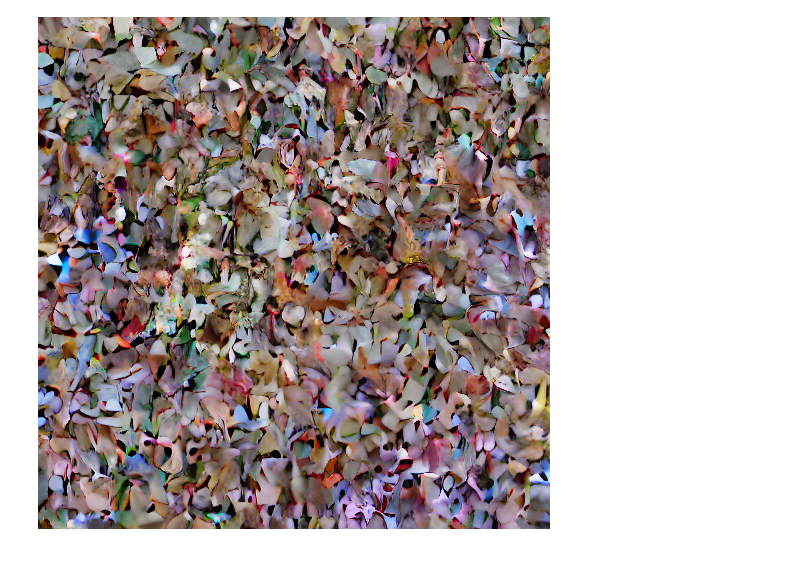
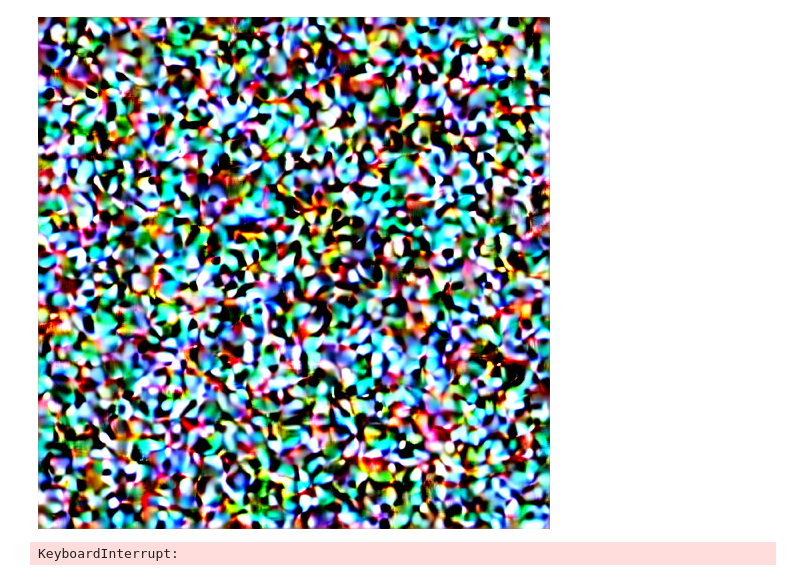
Before and after one commit to YongDeng715/pytorch-stable-diffusion, a Jupyter notebook: src/demo.ipynb, the cells around one changed output. Drawn from its saved outputs; the diff is of its cells as text; code cells hidden in the pictures.

```diff
--- a/src/demo.ipynb
+++ b/src/demo.ipynb
@@ -7,16 +7,16 @@ from PIL import Image
 from transformers import CLIPTokenizer
 
 DEVICE = "cpu"
-ALLOW_CUDA = False
+ALLOW_CUDA = True
 ALLOW_MPS = False
 
 if torch.cuda.is_available() and ALLOW_CUDA:
     DEVICE = "cuda"
-elif (torch.has_mps or torch.backends.mps.is_available()) and ALLOW_MPS:
+elif (torch.backends.mps.is_built() or torch.backends.mps.is_available()) and ALLOW_MPS:
     DEVICE = "mps"
 print(f"Using device: {DEVICE}")
 
-tokenizer = CLIPTokenizer("../data/tokenizer_vocab.json", merges_file="../data/tokenizer_merges.txt")
-model_file = "../data/v1-5-pruned-emaonly.ckpt"
+tokenizer = CLIPTokenizer("../data/sd/tokenizer_vocab.json", merges_file="../data/sd/tokenizer_merges.txt")
+model_file = "../data/sd/v1-5-pruned-emaonly.ckpt"
 models = model_loader.preload_models_from_standard_weight(model_file, DEVICE)
 # %% [output]
@@ -71,36 +73,38 @@ the input image, so output will be closer to the input image.
 """
 prompt = "A cat stretching on the floor, highly detailed, ultra sharp, cinematic, 100mm lens, 8k resolution."
 uncond_prompt = ""  # Also known as negative prompt
 do_cfg = True
 cfg_scale = 8  # min: 1, max: 14
 
-strength = 0.2
+strength = 0.9
 
 ## SAMPLER
 sampler = "ddpm"
-num_inference_steps = 50
+num_inference_steps = 500
 seed = 42
 
 output_image = pipeline.generate(
     prompt=prompt,
     uncond_prompt=uncond_prompt,
     input_image=input_image,
     strength=strength,
     do_cfg=do_cfg,
     cfg_scale=cfg_scale,
     sampler_name=sampler,
     n_inference_steps=num_inference_steps,
     seed=seed,
     models=models,
     device=DEVICE,
     idle_device="cpu",
     tokenizer=tokenizer,
 )
 
 # Combine the input image and the output image into a single image.
 Image.fromarray(output_image)
 # %% [output]
-[figure, old version]
+[figure, new version]
 # %%
 img = Image.fromarray(output_image)
 img.show()
+# %% [output]
+KeyboardInterrupt:
```
Also changed, not shown: parts of 2 cells of this notebook, 7 other files.
